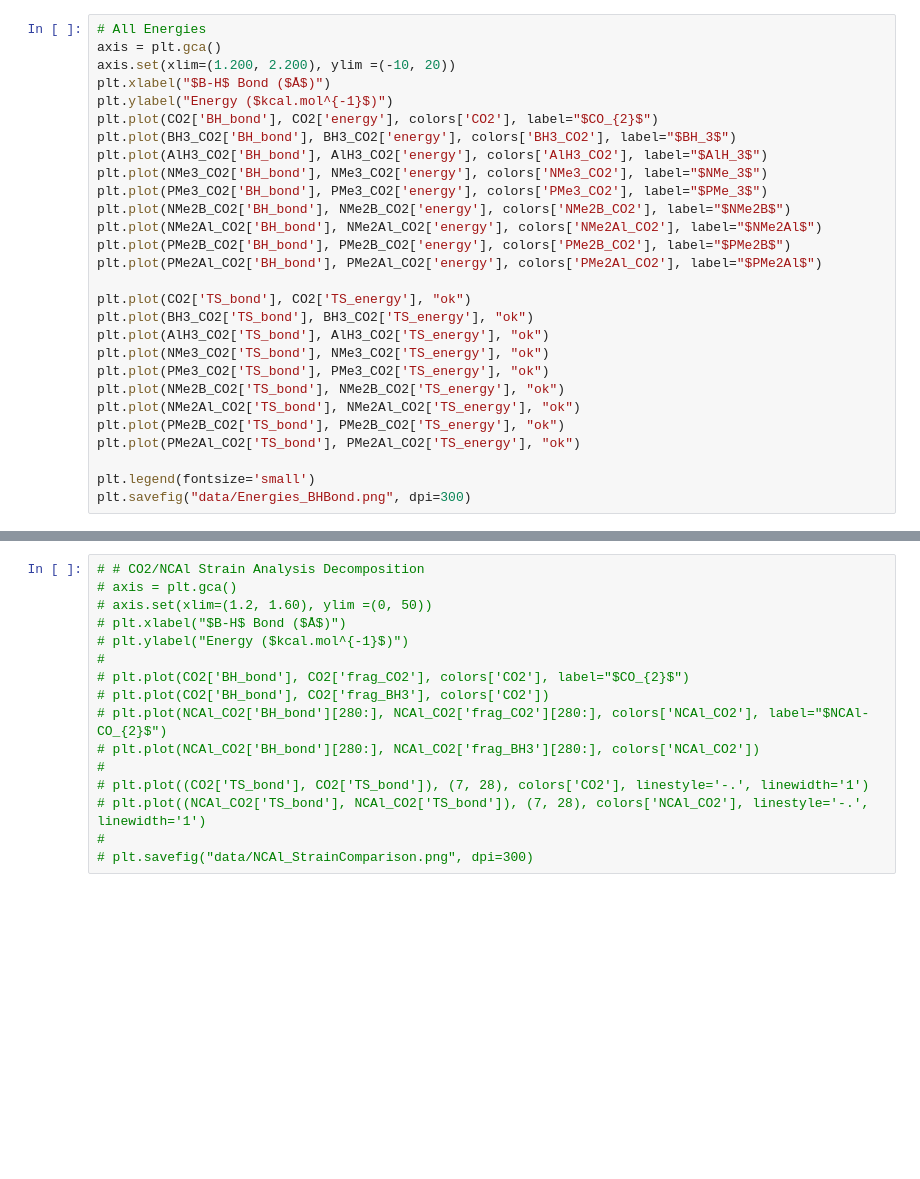
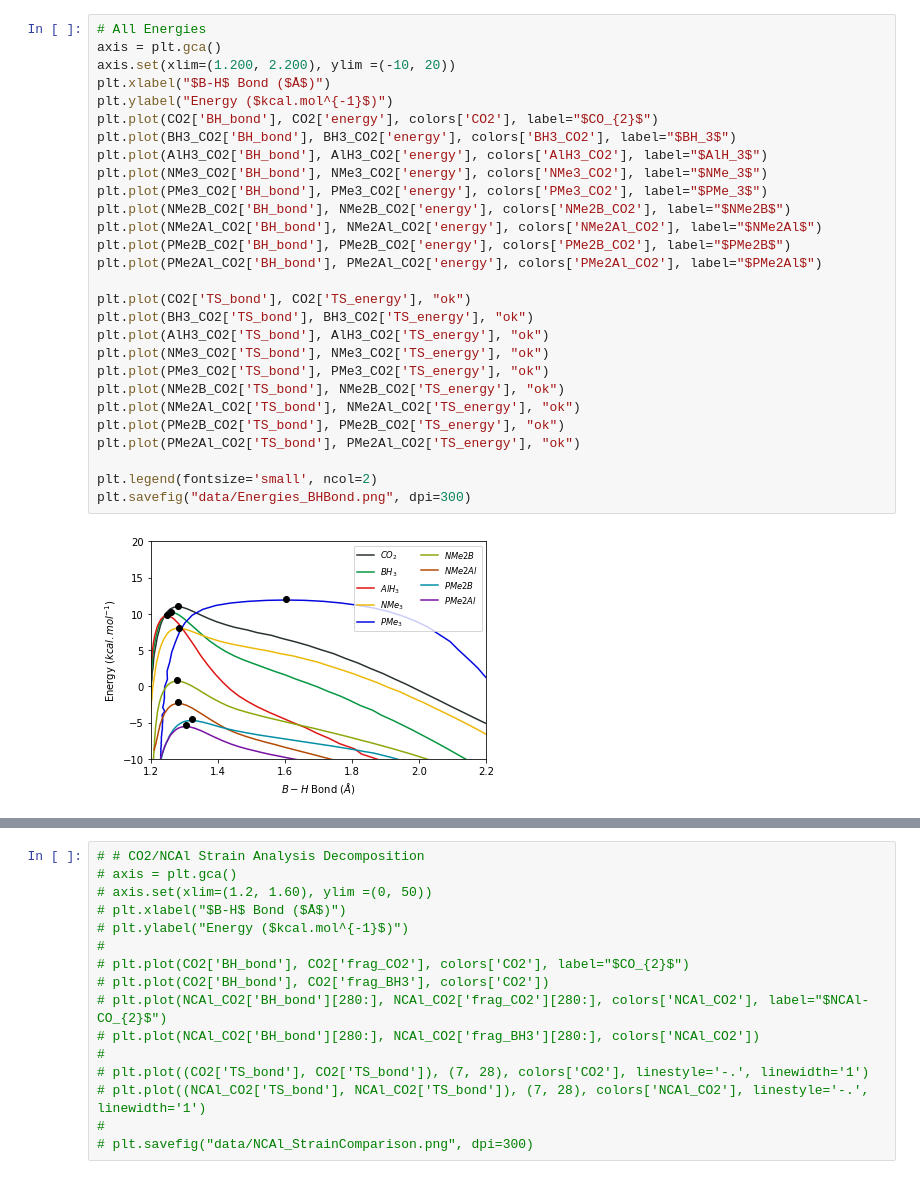
Before and after one commit to chemistry-scripts/pythonplotter, a Jupyter notebook: CO2_Bending_figures.ipynb, the cells around one changed output, grey strips where cells are left out. Drawn from its saved outputs; the diff is of its cells as text; blank space fills up the shorter version.

```diff
--- a/CO2_Bending_figures.ipynb
+++ b/CO2_Bending_figures.ipynb
@@ -274,31 +282,33 @@ plt.savefig("data/Energies_OCOAngle.png", dpi=300)
 # %%
 # All Energies
 axis = plt.gca()
 axis.set(xlim=(1.200, 2.200), ylim =(-10, 20))
 plt.xlabel("$B-H$ Bond ($Å$)")
 plt.ylabel("Energy ($kcal.mol^{-1}$)")
 plt.plot(CO2['BH_bond'], CO2['energy'], colors['CO2'], label="$CO_{2}$")
 plt.plot(BH3_CO2['BH_bond'], BH3_CO2['energy'], colors['BH3_CO2'], label="$BH_3$")
 plt.plot(AlH3_CO2['BH_bond'], AlH3_CO2['energy'], colors['AlH3_CO2'], label="$AlH_3$")
 plt.plot(NMe3_CO2['BH_bond'], NMe3_CO2['energy'], colors['NMe3_CO2'], label="$NMe_3$")
 plt.plot(PMe3_CO2['BH_bond'], PMe3_CO2['energy'], colors['PMe3_CO2'], label="$PMe_3$")
 plt.plot(NMe2B_CO2['BH_bond'], NMe2B_CO2['energy'], colors['NMe2B_CO2'], label="$NMe2B$")
 plt.plot(NMe2Al_CO2['BH_bond'], NMe2Al_CO2['energy'], colors['NMe2Al_CO2'], label="$NMe2Al$")
 plt.plot(PMe2B_CO2['BH_bond'], PMe2B_CO2['energy'], colors['PMe2B_CO2'], label="$PMe2B$")
 plt.plot(PMe2Al_CO2['BH_bond'], PMe2Al_CO2['energy'], colors['PMe2Al_CO2'], label="$PMe2Al$")
 
 plt.plot(CO2['TS_bond'], CO2['TS_energy'], "ok")
 plt.plot(BH3_CO2['TS_bond'], BH3_CO2['TS_energy'], "ok")
 plt.plot(AlH3_CO2['TS_bond'], AlH3_CO2['TS_energy'], "ok")
 plt.plot(NMe3_CO2['TS_bond'], NMe3_CO2['TS_energy'], "ok")
 plt.plot(PMe3_CO2['TS_bond'], PMe3_CO2['TS_energy'], "ok")
 plt.plot(NMe2B_CO2['TS_bond'], NMe2B_CO2['TS_energy'], "ok")
 plt.plot(NMe2Al_CO2['TS_bond'], NMe2Al_CO2['TS_energy'], "ok")
 plt.plot(PMe2B_CO2['TS_bond'], PMe2B_CO2['TS_energy'], "ok")
 plt.plot(PMe2Al_CO2['TS_bond'], PMe2Al_CO2['TS_energy'], "ok")
 
-plt.legend(fontsize='small')
+plt.legend(fontsize='small', ncol=2)
 plt.savefig("data/Energies_BHBond.png", dpi=300)
+# %% [output]
+[figure, added]
 # %%
 # Lewis acids vs O-C-O angle
 axis = plt.gca()
```
Also changed, not shown: parts of 13 cells of this notebook, 13 other files.
